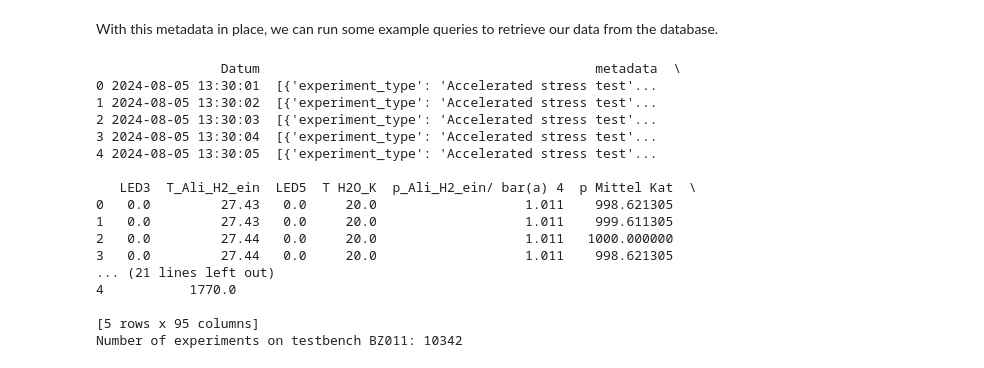
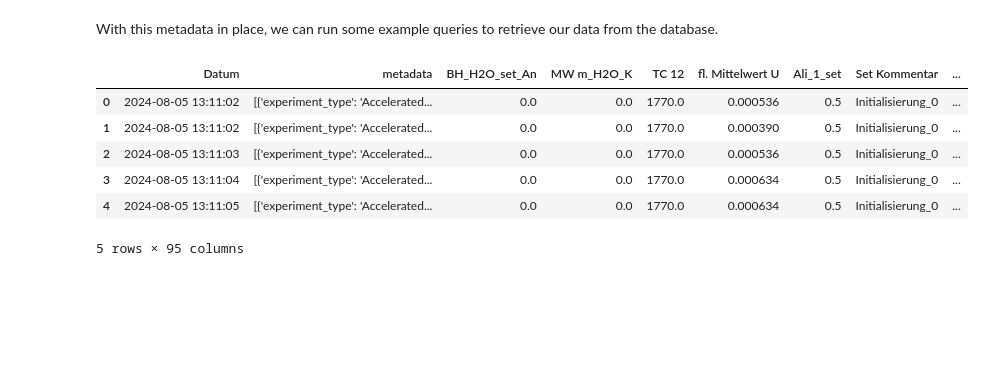
Before and after one commit to ZBT-Tools/rdm_workshop, a Jupyter notebook: mongodb_upload.ipynb, the cells around one changed output. Drawn from its saved outputs; the diff is of its cells as text; code cells hidden in the pictures; blank space fills up the shorter version.

```diff
--- a/mongodb_upload.ipynb
+++ b/mongodb_upload.ipynb
@@ -120,30 +130,20 @@ With this metadata in place, we can run some example queries to retrieve our dat
 # %%
 # Find all documents that describe Accelerated stress test experiments
 cursor = collection.find({"metadata.experiment_type": "Accelerated stress test"})
 # Convert cursor to list of dictionaries
 data = list(cursor)
 # Convert to Pandas DataFrame
 df = pd.DataFrame(data)
 # Print only the first few rows
-print(df.head())
+df.head()
 # %% [output]
+|  | Datum | metadata | BH_H2O_set_An | MW m_H2O_K | TC 12 | fl. Mittelwert U | Ali_1_set | Set Kommentar | ... |
+| 0 | 2024-08-05 13:11:02 | [{'experiment_type': 'Accelerated... | 0.0 | 0.0 | 1770.0 | 0.000536 | 0.5 | Initialisierung_0 | ... |
+| 1 | 2024-08-05 13:11:02 | [{'experiment_type': 'Accelerated... | 0.0 | 0.0 | 1770.0 | 0.000390 | 0.5 | Initialisierung_0 | ... |
+| 2 | 2024-08-05 13:11:03 | [{'experiment_type': 'Accelerated... | 0.0 | 0.0 | 1770.0 | 0.000536 | 0.5 | Initialisierung_0 | ... |
+| 3 | 2024-08-05 13:11:04 | [{'experiment_type': 'Accelerated... | 0.0 | 0.0 | 1770.0 | 0.000634 | 0.5 | Initialisierung_0 | ... |
+| 4 | 2024-08-05 13:11:05 | [{'experiment_type': 'Accelerated... | 0.0 | 0.0 | 1770.0 | 0.000634 | 0.5 | Initialisierung_0 | ... |
-                Datum                                           metadata  \
-0 2024-08-05 13:30:01  [{'experiment_type': 'Accelerated stress test'...
-1 2024-08-05 13:30:02  [{'experiment_type': 'Accelerated stress test'...
-2 2024-08-05 13:30:03  [{'experiment_type': 'Accelerated stress test'...
-3 2024-08-05 13:30:04  [{'experiment_type': 'Accelerated stress test'...
-4 2024-08-05 13:30:05  [{'experiment_type': 'Accelerated stress test'...
-
-   LED3  T_Ali_H2_ein  LED5  T H2O_K  p_Ali_H2_ein/ bar(a) 4  p Mittel Kat  \
-0   0.0         27.43   0.0     20.0                   1.011    998.621305
-1   0.0         27.43   0.0     20.0                   1.011    999.611305
-2   0.0         27.44   0.0     20.0                   1.011   1000.000000
-3   0.0         27.44   0.0     20.0                   1.011    998.621305
-... (21 lines left out)
-4           1770.0
-
-[5 rows x 95 columns]
-Number of experiments on testbench BZ011: 10342
+5 rows × 95 columns
 # %%
 # Shorter version
 cursor = collection.find({"metadata.testbench": "BZ011"})
```
Also changed, not shown: parts of 7 cells of this notebook.
